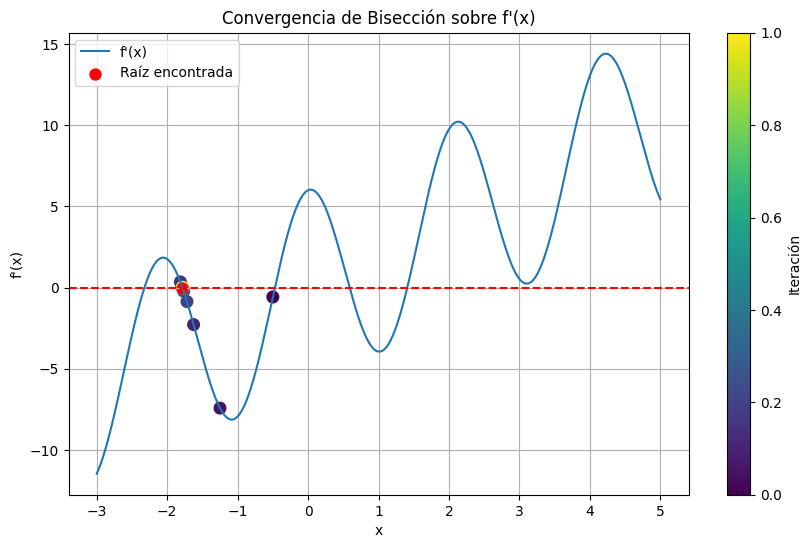
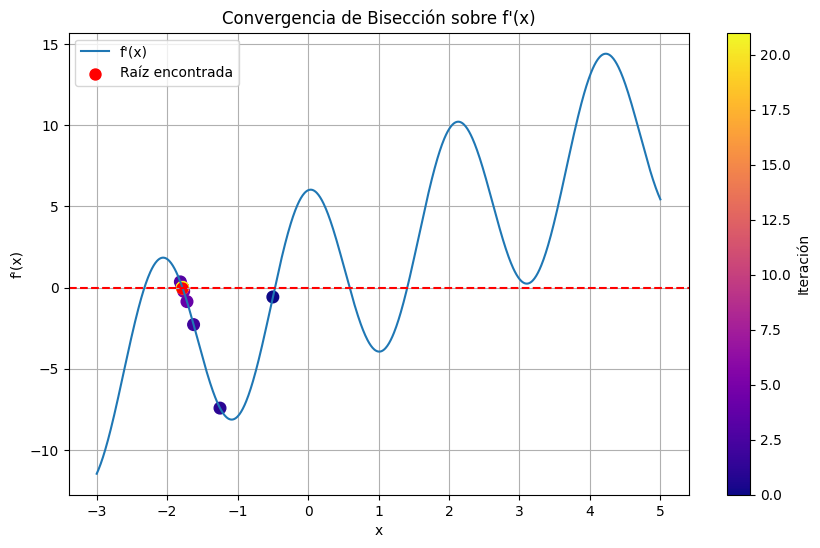
The change to this notebook cell's code, shown as a diff; its figure went from the first image to the second:
--- before
+++ after
@@ -1,5 +1,5 @@
 # Con bisección
 df = f.derivative()
-raiz, it, historial = biseccion_historial(f, -2, 1)
+raiz, it, historial = biseccion_historial(f, -2, 1) #Va a encontrar una raíz dentro de este intervalo
 xs = np.linspace(-3, 5, 1000)
 
@@ -9,9 +9,16 @@
 
 plt.axhline(0, color="red", linestyle="--")
-plt.scatter(historial, [df.eval(x) for x in historial], c=np.arange(len(historial)), cmap="viridis", s=70)
+sc = plt.scatter(
+    historial,
+    [df.eval(x) for x in historial],
+    c=np.arange(len(historial)),
+    cmap="plasma",
+    s=70
+)
+
+plt.colorbar(sc, label="Iteración")
 
 plt.scatter(raiz, 0, marker=".", s=250, label="Raíz encontrada", color="red")
 
-plt.colorbar(label="Iteración")
 
 plt.title("Convergencia de Bisección sobre f'(x)")
@@ -23,2 +30,6 @@
 
 plt.show()
+
+print("Estudio del signo de f' en puntos clave:")
+for x in [-2, -1.5, -1, -0.5, 0, 0.5, 1]:
+    print(f"Punto: {x}, f'(x): {df.eval(x)}")

Commit: pequeños ajustes